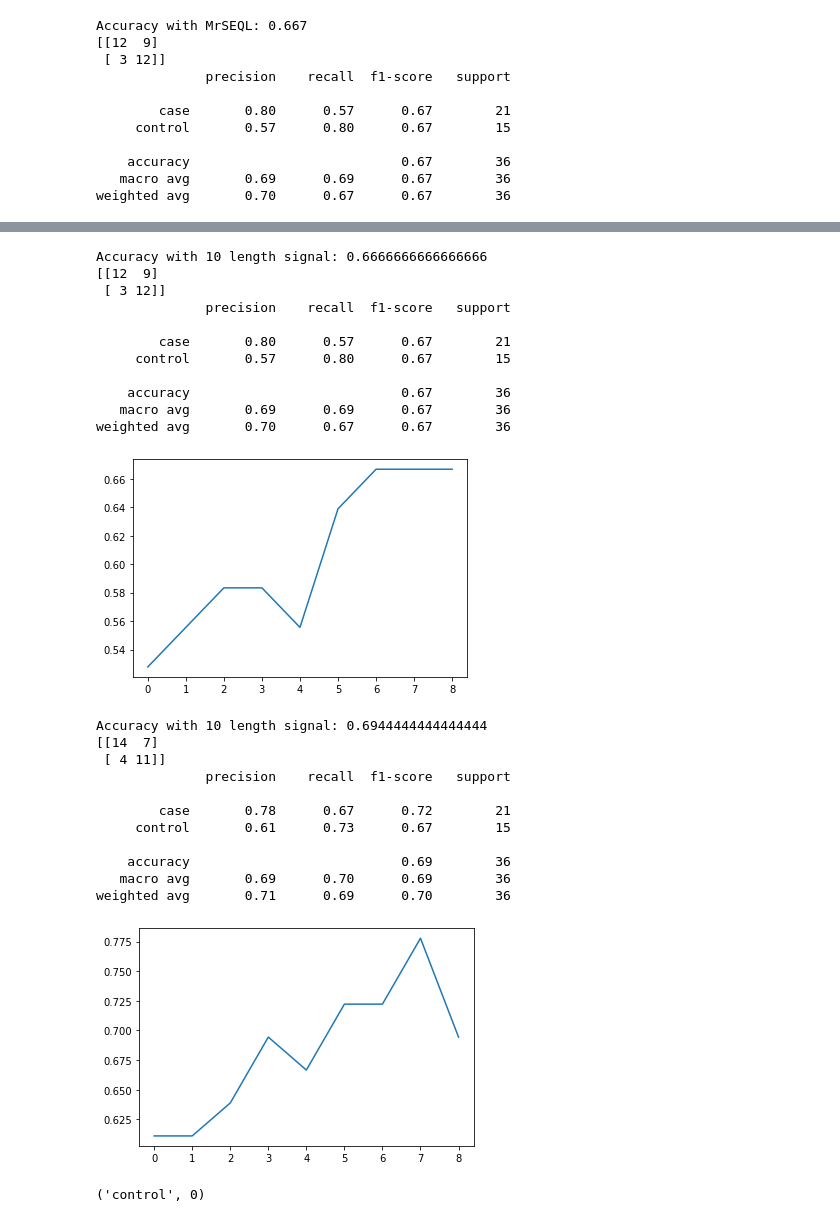
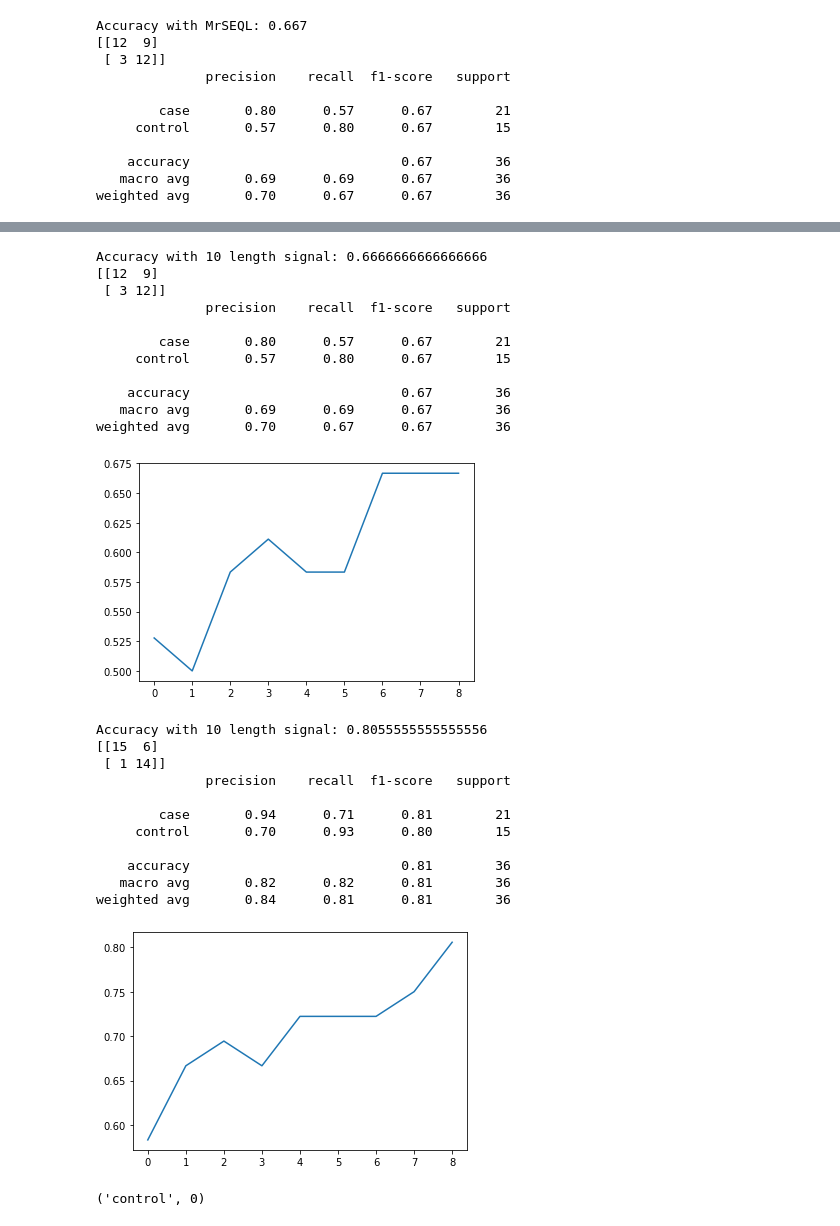
Before and after one commit to EannaCurran/FYP-Time-Series-Classification-For-GWAS-Data, a Jupyter notebook: FPY_SimpleSNP.ipynb, the cells around one changed output, grey strips where cells are left out. Drawn from its saved outputs; the diff is of its cells as text; code cells hidden in the pictures.

```diff
--- a/FPY_SimpleSNP.ipynb
+++ b/FPY_SimpleSNP.ipynb
@@ -443,12 +422,14 @@ def GenerateSignalGraph(df, classifier):
             print(f"Accuracy with 10 length signal: {metrics.accuracy_score(yTest, yPredict)}")
             print(confusion_matrix(yTest, yPredict))
             print(classification_report(yTest, yPredict))
+            classifier = classifierTemp
 
     plt.plot(results)
+    return dfTest, classifier
 # %%
 # Plotting change in accuracy for increased signal length for Random Forst
 
 rfc = RandomForestClassifier(bootstrap=True, max_depth=100, max_features="sqrt",
                              min_samples_leaf=4, min_samples_split=2, n_estimators=100)
-GenerateSignalGraph(dfSave, rfc)
+idf, rfc = GenerateSignalGraph(dfSave, rfc)
 # %% [output]
@@ -518,5 +559,7 @@ weighted avg       0.73      0.61      0.59        36
 [figure]
 # %%
+# Plotting change in accuracy for increased signal length for Rocket
+
 results = []
 dfTest = dfSave.copy(deep=True)
 phenotype = dfTest.pop("PHENOTYPE")
@@ -569,8 +612,10 @@ Accuracy with 10 length signal: 0.6666666666666666
     accuracy                           0.67        36
    macro avg       0.69      0.69      0.67        36
 weighted avg       0.70      0.67      0.67        36
-[figure, old version]
+[figure, new version]
 # %%
+# Plotting change in accuracy for increased signal length for MrSEQL
+
 results = []
 dfTest = dfSave.copy(deep=True)
 phenotype = dfTest.pop("PHENOTYPE")
@@ -580,41 +625,41 @@ for n in range(1,10):
 
     dfTest.insert(dfTest.columns.get_loc("rs2222162"), f"rs2222162_{n}", dfTest["rs2222162"])
     idf = SetupTest(dfTest)
     idfSeries = from_2d_array_to_nested(idf)
 
     xTrain, xTest, yTrain, yTest = train_test_split(idfSeries, phenotype, train_size=0.6, random_state=1)
 
     yTrain = yTrain.values
     yTest = yTest.values
 
     xTrain = xTrain.reset_index()
     xTrain = xTrain.drop(columns=["index"])
 
     xTest = xTest.reset_index()
     xTest = xTest.drop(columns=["index"])
 
-    ms = MrSEQLClassifier(seql_mode="fs")
+    ms = MrSEQLClassifier(seql_mode="clf")
     ms.fit(xTrain, yTrain)
     yPredict = ms.predict(xTest)
     results.append(metrics.accuracy_score(yTest, yPredict))
 
     if n == 9:
         print(f"Accuracy with 10 length signal: {metrics.accuracy_score(yTest, yPredict)}")
         print(confusion_matrix(yTest, yPredict))
         print(classification_report(yTest, yPredict))
 
 _ = plt.plot(results)
 # %% [output]
-Accuracy with 10 length signal: 0.6944444444444444
-[[14  7]
- [ 4 11]]
+Accuracy with 10 length signal: 0.8055555555555556
+[[15  6]
+ [ 1 14]]
               precision    recall  f1-score   support
 
-        case       0.78      0.67      0.72        21
-     control       0.61      0.73      0.67        15
+        case       0.94      0.71      0.81        21
+     control       0.70      0.93      0.80        15
 
-    accuracy                           0.69        36
-   macro avg       0.69      0.70      0.69        36
-weighted avg       0.71      0.69      0.70        36
+    accuracy                           0.81        36
+   macro avg       0.82      0.82      0.81        36
+weighted avg       0.84      0.81      0.81        36
-[figure, old version]
+[figure, new version]
 # %%
```
Also changed, not shown: parts of 16 cells of this notebook.
